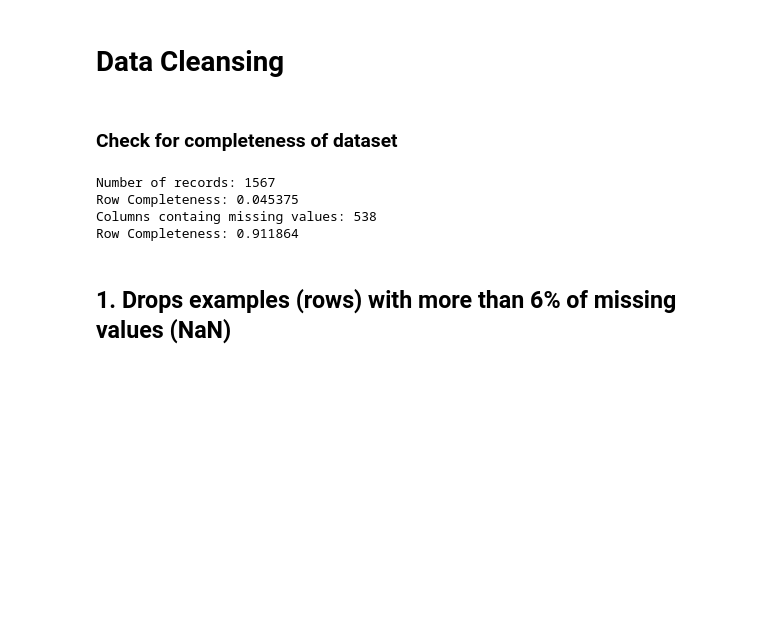
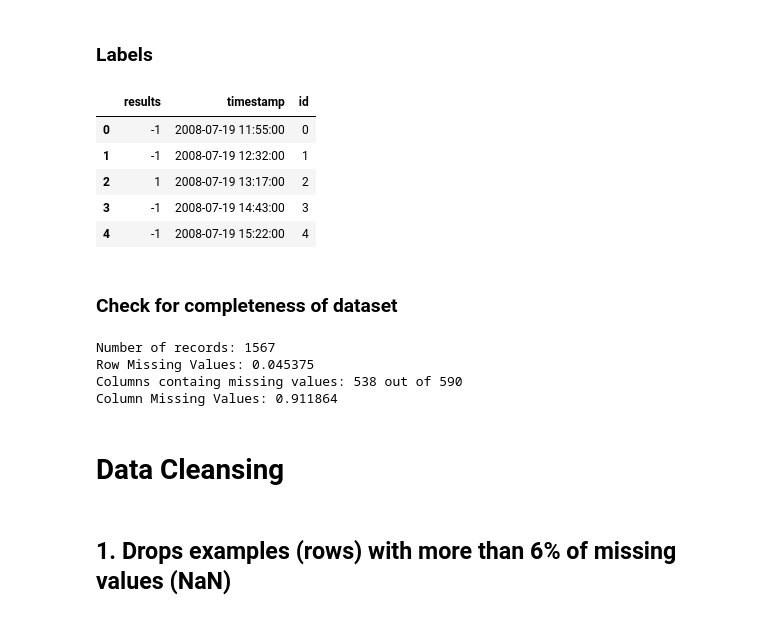
Before and after one commit to mvanegas10/Manufacturing-Process, a Jupyter notebook: CalidadDatos/Preprocessing.ipynb, the cells around one changed output. Drawn from its saved outputs; the diff is of its cells as text; code cells hidden in the pictures; blank space fills up the shorter version.

```diff
--- a/CalidadDatos/Preprocessing.ipynb
+++ b/CalidadDatos/Preprocessing.ipynb
@@ -28,17 +46,31 @@ def columns_with_nan(df):
+# %% [markdown]
+### Labels
+# %%
+df_labels = pd.read_csv('./data/labels.csv', header=None, parse_dates=[1])
+df_labels.columns = [ 'results', 'timestamp' ]
+df_labels['id'] = range(0, len(df_labels))
+df_labels.head()
+# %% [output]
+|  | results | timestamp | id |
+| 0 | -1 | 2008-07-19 11:55:00 | 0 |
+| 1 | -1 | 2008-07-19 12:32:00 | 1 |
+| 2 | 1 | 2008-07-19 13:17:00 | 2 |
+| 3 | -1 | 2008-07-19 14:43:00 | 3 |
+| 4 | -1 | 2008-07-19 15:22:00 | 4 |
+# %% [markdown]
+### Check for completeness of dataset
+# %%
+print('Number of records: %d' % (len(df_data.index)))
+print('Row Missing Values: %f' % (1 - row_completeness(df_data)))
+print('Columns containg missing values: %d out of %d' % (columns_with_nan(df_data), len(df_data.columns)))
+print('Column Missing Values: %f' % (1 - column_completeness(df_data)))
+# %% [output]
+Number of records: 1567
+Row Missing Values: 0.045375
+Columns containg missing values: 538 out of 590
+Column Missing Values: 0.911864
 # %% [markdown]
 # Data Cleansing
-# %% [markdown]
-### Check for completeness of dataset
-# %%
-print('Number of records: %d' % (len(df_data.index)))
-print('Row Completeness: %f' % (row_completeness(df_data)))
-print('Columns containg missing values: %d' % (columns_with_nan(df_data)))
-print('Row Completeness: %f' % (column_completeness(df_data)))
-# %% [output]
-Number of records: 1567
-Row Completeness: 0.045375
-Columns containg missing values: 538
-Row Completeness: 0.911864
 # %% [markdown]
 ## 1. Drops examples (rows) with more than 6% of missing values (NaN)
 # %%
```
Also changed, not shown: parts of 21 cells of this notebook, 1 other file.
